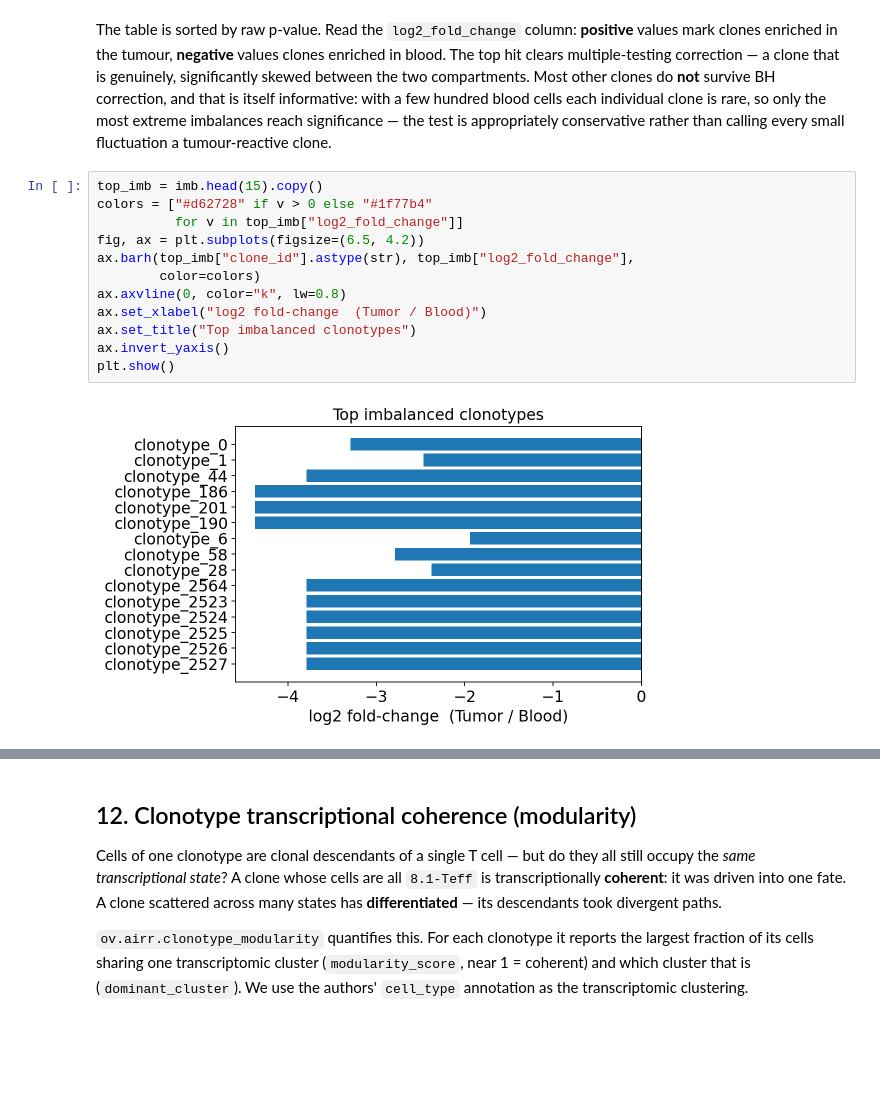
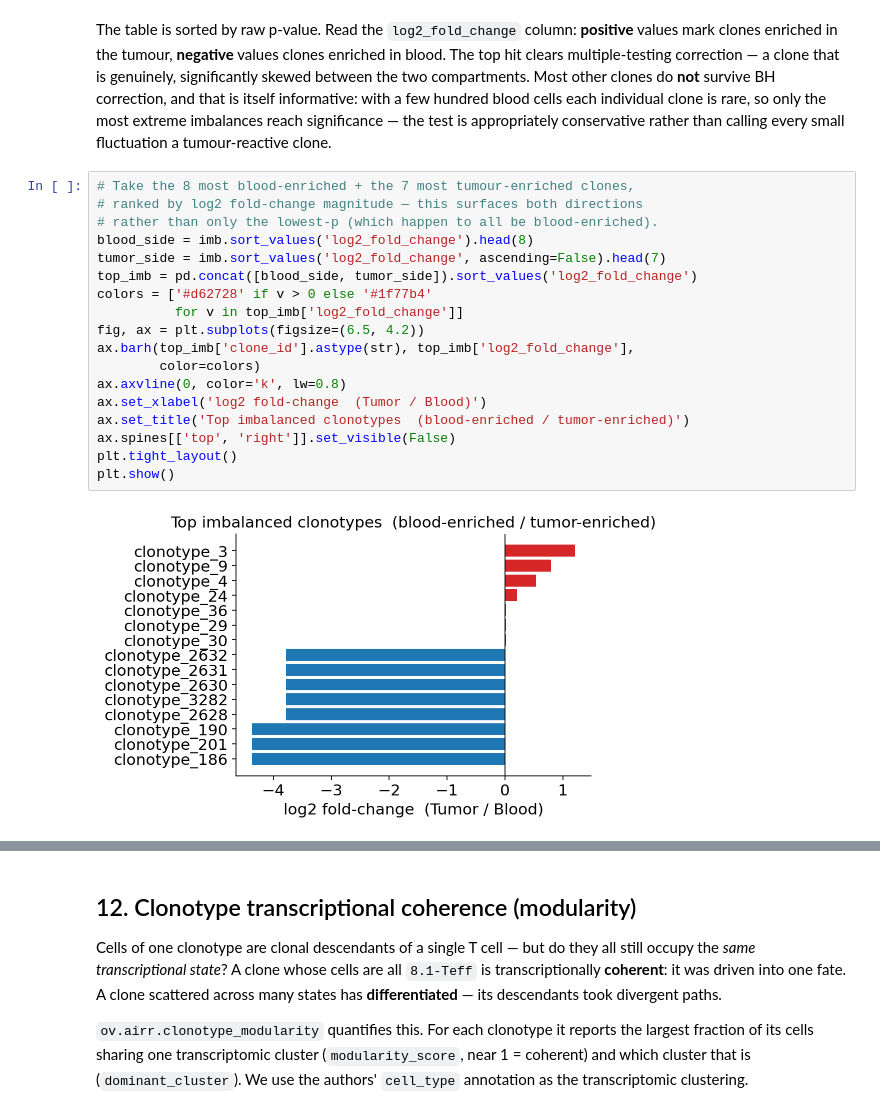
Before and after one commit to DBinary/omicverse-tutorials, a Jupyter notebook: docs/Tutorials-airr/t_airr_01_singlecell.ipynb, the cells around one changed output, grey strips where cells are left out. Cells and saved outputs as stored; diff of their text form; blank space fills up the shorter version.

```diff
--- a/docs/Tutorials-airr/t_airr_01_singlecell.ipynb
+++ b/docs/Tutorials-airr/t_airr_01_singlecell.ipynb
@@ -660,17 +662,23 @@ individual clone is rare, so only the most extreme imbalances reach
 significance — the test is appropriately conservative rather than
 calling every small fluctuation a tumour-reactive clone.
 # %%
-top_imb = imb.head(15).copy()
-colors = ["#d62728" if v > 0 else "#1f77b4"
-          for v in top_imb["log2_fold_change"]]
+# Take the 8 most blood-enriched + the 7 most tumour-enriched clones,
+# ranked by log2 fold-change magnitude — this surfaces both directions
+# rather than only the lowest-p (which happen to all be blood-enriched).
+blood_side = imb.sort_values('log2_fold_change').head(8)
+tumor_side = imb.sort_values('log2_fold_change', ascending=False).head(7)
+top_imb = pd.concat([blood_side, tumor_side]).sort_values('log2_fold_change')
+colors = ['#d62728' if v > 0 else '#1f77b4'
+          for v in top_imb['log2_fold_change']]
 fig, ax = plt.subplots(figsize=(6.5, 4.2))
-ax.barh(top_imb["clone_id"].astype(str), top_imb["log2_fold_change"],
+ax.barh(top_imb['clone_id'].astype(str), top_imb['log2_fold_change'],
         color=colors)
-ax.axvline(0, color="k", lw=0.8)
-ax.set_xlabel("log2 fold-change  (Tumor / Blood)")
-ax.set_title("Top imbalanced clonotypes")
-ax.invert_yaxis()
+ax.axvline(0, color='k', lw=0.8)
+ax.set_xlabel('log2 fold-change  (Tumor / Blood)')
+ax.set_title('Top imbalanced clonotypes  (blood-enriched / tumor-enriched)')
+ax.spines[['top', 'right']].set_visible(False)
+plt.tight_layout()
 plt.show()
 # %% [output]
-[figure, old version]
+[figure, new version]
 # %% [markdown]
```
Also changed, not shown: parts of 11 cells of this notebook, 7 other files.
